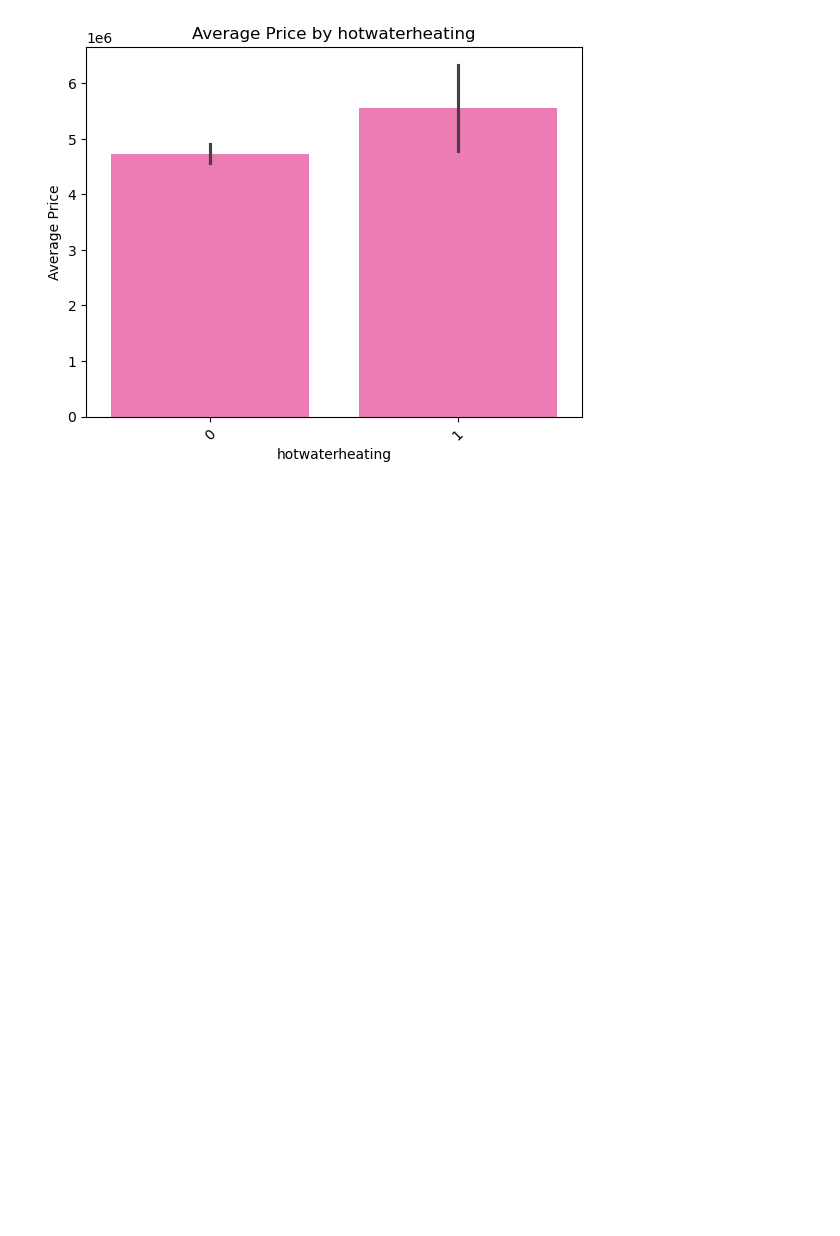
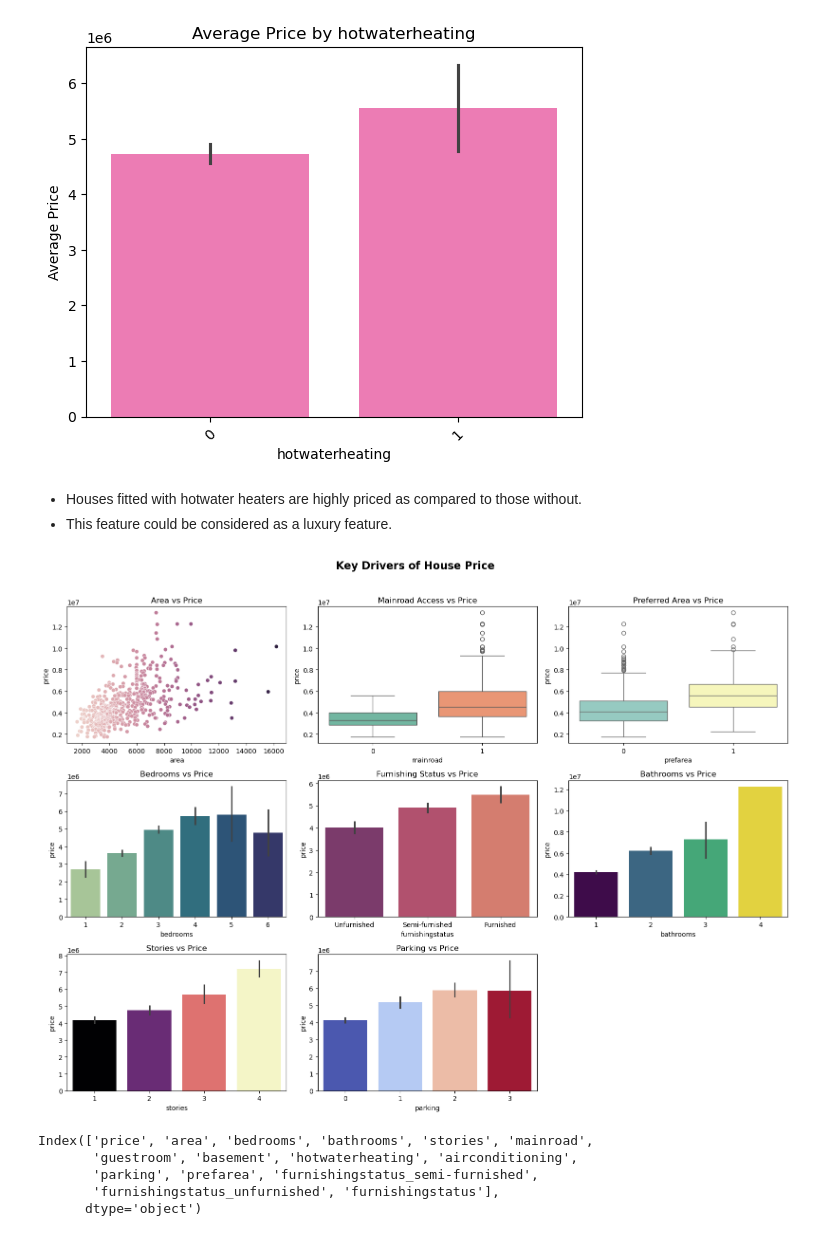
Before and after one commit to priscillanzula/MachineLearningTrees_Models, a Jupyter notebook: Houseprice.ipynb, the cells around one changed output. Drawn from its saved outputs; the diff is of its cells as text; code cells hidden in the pictures; blank space fills up the shorter version.

```diff
--- a/Houseprice.ipynb
+++ b/Houseprice.ipynb
@@ -684,3 +706,65 @@ plt.savefig('barplot_Average Price by hotwaterheating')
 plt.show()
 # %% [output]
 [figure]
+# %% [markdown]
+- Houses fitted with hotwater heaters are highly priced as compared to those without.
+- This feature could be considered as a luxury feature.
+# %%
+import matplotlib.pyplot as plt
+import seaborn as sns
+
+plt.figure(figsize=(16, 12))
+
+# 1. Area vs Price
+plt.subplot(3, 3, 1)
+sns.scatterplot(data=df, x='area', y='price', color='green', hue='area', legend=False)
+plt.title('Area vs Price')
+
+# 2. Mainroad vs Price
+plt.subplot(3, 3, 2)
+sns.boxplot(data=df, x='mainroad', y='price', palette='Set2', hue='mainroad', legend=False)
+plt.title('Mainroad Access vs Price')
+
+# 3. Preferred Area vs Price
+plt.subplot(3, 3, 3)
+sns.boxplot(data=df, x='prefarea', y='price', palette='Set3', hue='prefarea', legend=False)
+plt.title('Preferred Area vs Price')
+
+# 4. Bedrooms vs Price
+plt.subplot(3, 3, 4)
+sns.barplot(data=df, x='bedrooms', y='price', palette='crest', hue='bedrooms', legend=False)
+plt.title('Bedrooms vs Price')
+
+# 5. Furnishing Status vs Price
+plt.subplot(3, 3, 5)
+sns.barplot(data=df, x='furnishingstatus', y='price', order=['Unfurnished', 'Semi-furnished', 'Furnished'], palette='flare', hue='furnishingstatus', legend=False)
+plt.title('Furnishing Status vs Price')
+
+# 6. Bathrooms vs Price
+plt.subplot(3, 3, 6)
+sns.barplot(data=df, x='bathrooms', y='price', palette='viridis', hue='bathrooms', legend=False)
+plt.title('Bathrooms vs Price')
+
+# 7. Stories vs Price
+plt.subplot(3, 3, 7)
+sns.barplot(data=df, x='stories', y='price', palette='magma', hue='stories', legend=False)
+plt.title('Stories vs Price')
+
+# 8. Parking vs Price
+plt.subplot(3, 3, 8)
+sns.barplot(data=df, x='parking', y='price', palette='coolwarm', hue='parking', legend=False)
+plt.title('Parking vs Price')
+
+plt.suptitle('Key Drivers of House Price', fontsize=16, fontweight='bold')
+plt.tight_layout(rect=[0, 0, 1, 0.96])
+plt.show()
+# %% [output]
+[figure, added]
+# %%
+df.columns
+# %% [output]
+Index(['price', 'area', 'bedrooms', 'bathrooms', 'stories', 'mainroad',
+       'guestroom', 'basement', 'hotwaterheating', 'airconditioning',
+       'parking', 'prefarea', 'furnishingstatus_semi-furnished',
+       'furnishingstatus_unfurnished', 'furnishingstatus'],
+      dtype='object')
```
Also changed, not shown: parts of 10 cells of this notebook.
